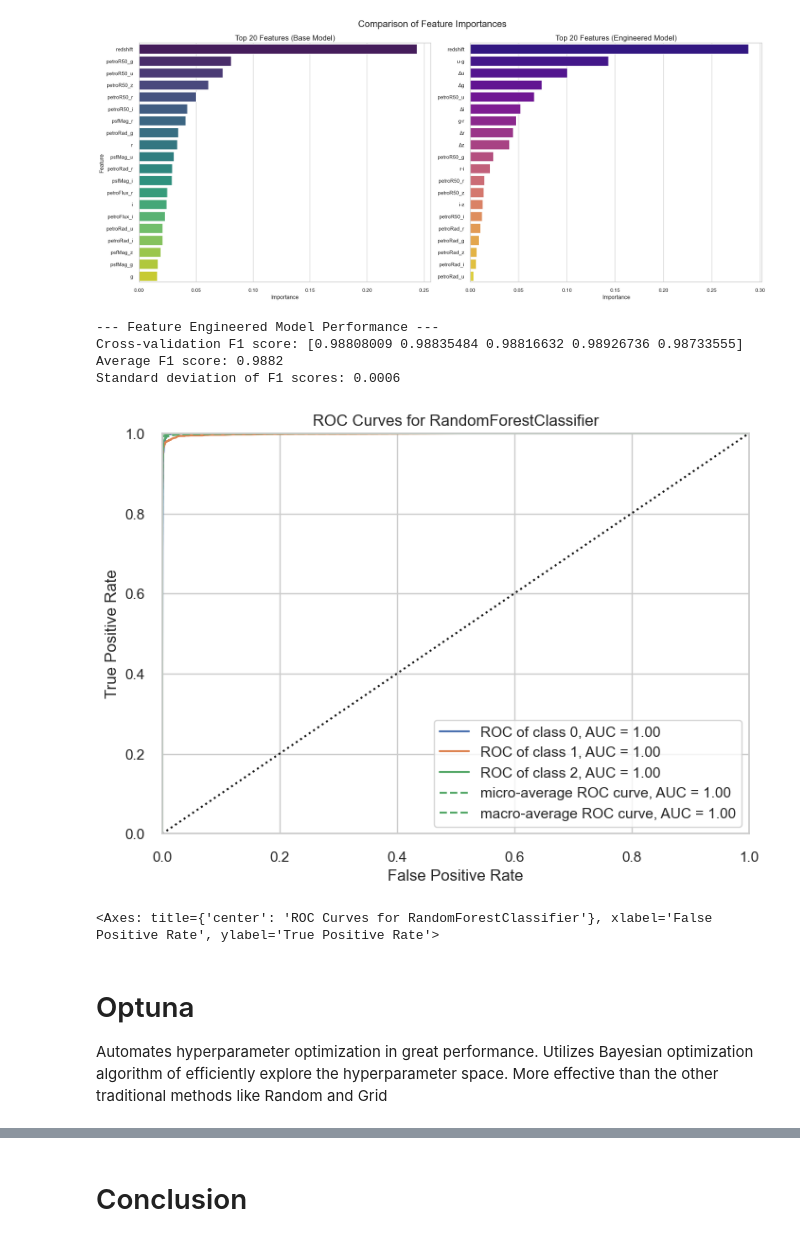
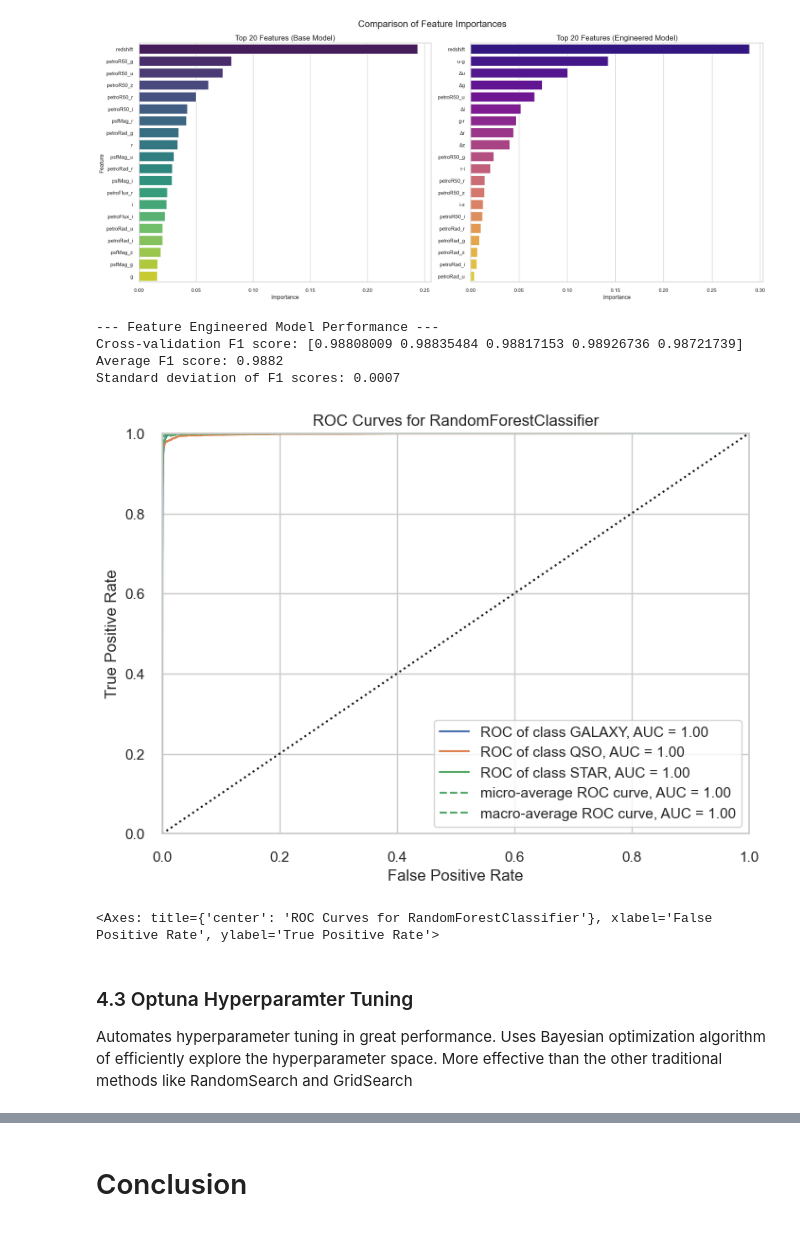
Before and after one commit to sHaiHoang/Celestia, a Jupyter notebook: project.ipynb, the cells around one changed output, grey strips where cells are left out. Drawn from its saved outputs; the diff is of its cells as text; code cells hidden in the pictures.

Commit message:
Final RF model with tuning

```diff
--- a/project.ipynb
+++ b/project.ipynb
@@ -389,8 +389,7 @@ X_train, X_test, y_train, y_test = train_test_split(features_base, labels, test_
 eng_feature_col = ['ra', 'dec', 'u-g', 'g-r', 'r-i', 'i-z', 'Δu', 'Δg', 'Δr', 'Δi', 'Δz',
        'petroRad_u', 'petroRad_g', 'petroRad_i', 'petroRad_r', 'petroRad_z',
        'petroR50_u', 'petroR50_g', 'petroR50_i', 'petroR50_r', 'petroR50_z',
-       'expAB_u', 'expAB_g', 'expAB_r', 'expAB_i', 'expAB_z',
-       'redshift']
+       'expAB_u', 'expAB_g', 'expAB_r', 'expAB_i', 'expAB_z', 'redshift']
 
 features_eng = df_processed[eng_feature_col]
 
@@ -574,6 +573,7 @@ plt.show()
 # %% [output]
 [figure]
 # %%
+# === 5 fold cross validation ===
 kf = StratifiedKFold(n_splits=5, shuffle=True, random_state=42)
 scores = cross_val_score(rf_eng, X_train_eng_scaled, y_train_eng, cv=kf, scoring='f1_macro')
 
@@ -583,21 +583,22 @@ print(f"Average F1 score: {np.mean(scores):.4f}")
 print(f"Standard deviation of F1 scores: {np.std(scores):.4f}")
 # %% [output]
 --- Feature Engineered Model Performance ---
-Cross-validation F1 score: [0.98808009 0.98835484 0.98816632 0.98926736 0.98733555]
+Cross-validation F1 score: [0.98808009 0.98835484 0.98817153 0.98926736 0.98721739]
 Average F1 score: 0.9882
-Standard deviation of F1 scores: 0.0006
+Standard deviation of F1 scores: 0.0007
 # %%
+# === ROC Curve ===
 visualizer = ROCAUC(rf_eng, classes=le.classes_, is_fitted=True)
-visualizer.fit(X_train_eng_resampled, y_train_eng_resampled)
+visualizer.fit(X_train_eng_scaled, y_train_eng)
 visualizer.score(X_test_eng_scaled, y_test_eng)
 visualizer.show()
 # %% [output]
-[figure, old version]
+[figure, new version]
 <Axes: title={'center': 'ROC Curves for RandomForestClassifier'}, xlabel='False Positive Rate', ylabel='True Positive Rate'>
 # %% [markdown]
-# Optuna
+### 4.3 Optuna Hyperparamter Tuning
 
-Automates hyperparameter optimization in great performance. Utilizes Bayesian optimization algorithm of efficiently explore the hyperparameter space. More effective than the other traditional methods like Random and Grid
+Automates hyperparameter tuning in great performance. Uses Bayesian optimization algorithm of efficiently explore the hyperparameter space. More effective than the other traditional methods like RandomSearch and GridSearch
 # %%
 # 1. Define the objective function for Optuna to optimize
 def objective(trial):
```
Also changed, not shown: parts of 6 cells of this notebook.
